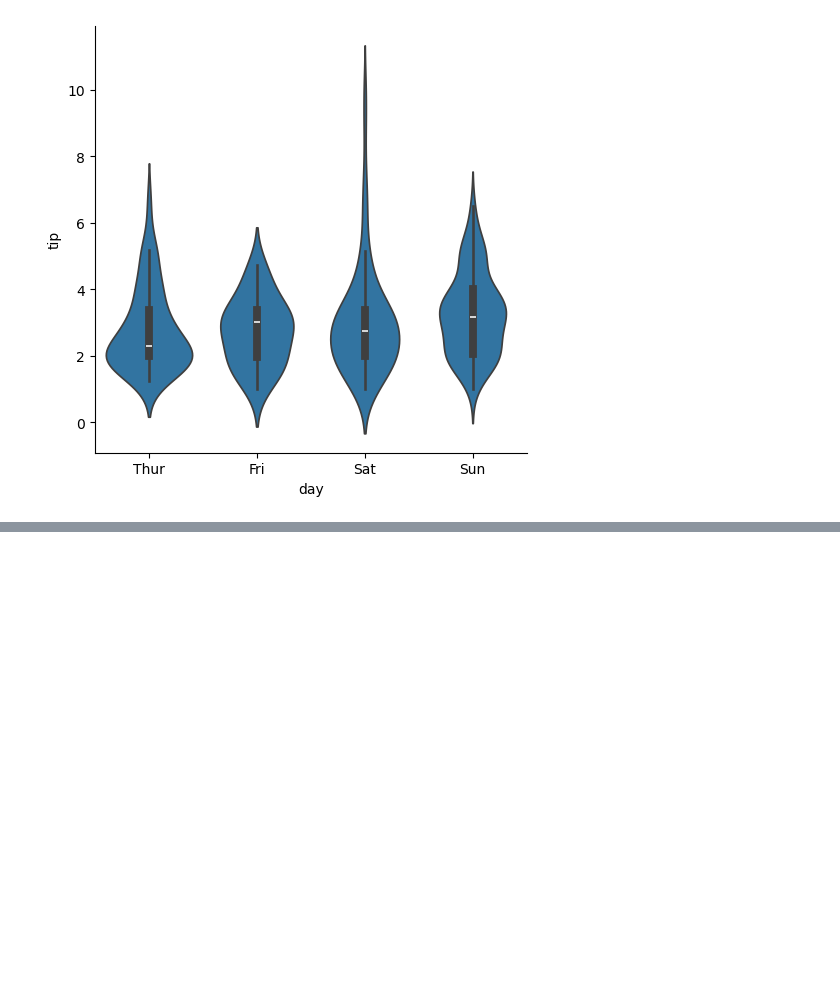
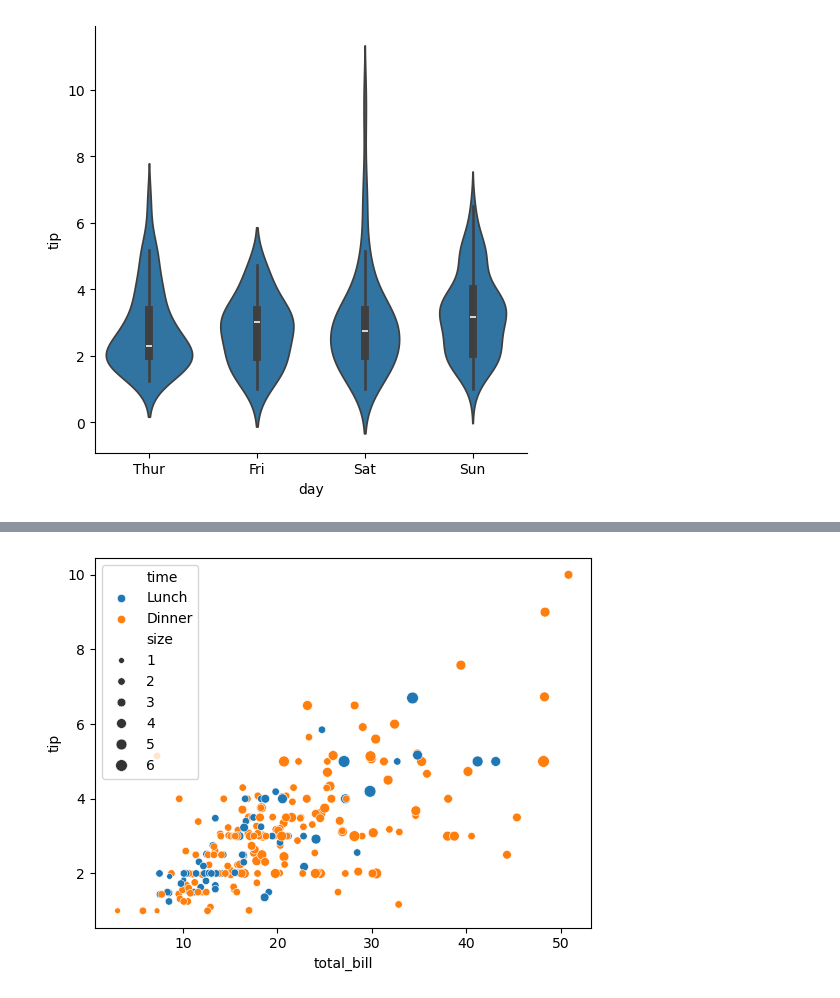
Before and after one commit to erayinal/Python, a Jupyter notebook: Udemy/_9NumericalPython/_5Seaborn.ipynb, the cells around one changed output, grey strips where cells are left out. Saved outputs shown, nothing was run; the diff lists cells and outputs as text; code cells hidden in the pictures; blank space fills up the shorter version.

```diff
--- a/Udemy/_9NumericalPython/_5Seaborn.ipynb
+++ b/Udemy/_9NumericalPython/_5Seaborn.ipynb
@@ -444,0 +481,7 @@ sns.catplot(x="day", y="tip", kind="violin", data=df)
+# %%
+#sns.scatterplot(x="total_bill", y="tip", hue="time", data=df);
+#sns.scatterplot(x="total_bill", y="tip", hue="time", style="time", data=df);
+#sns.scatterplot(x="total_bill", y="tip", hue="time", style="day", data=df);
+sns.scatterplot(x="total_bill", y="tip", hue="time", size="size", data=df);
+# %% [output]
+[figure, added]
```
Also changed, not shown: parts of 21 cells of this notebook.
